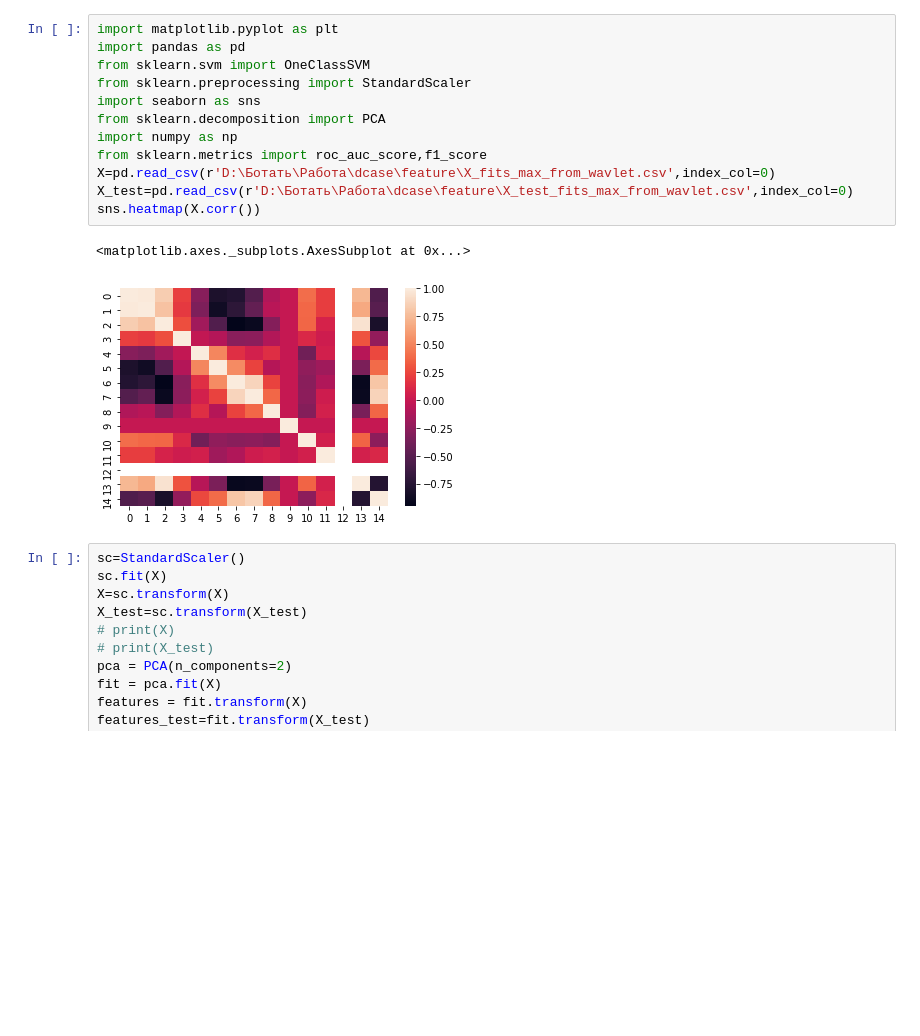
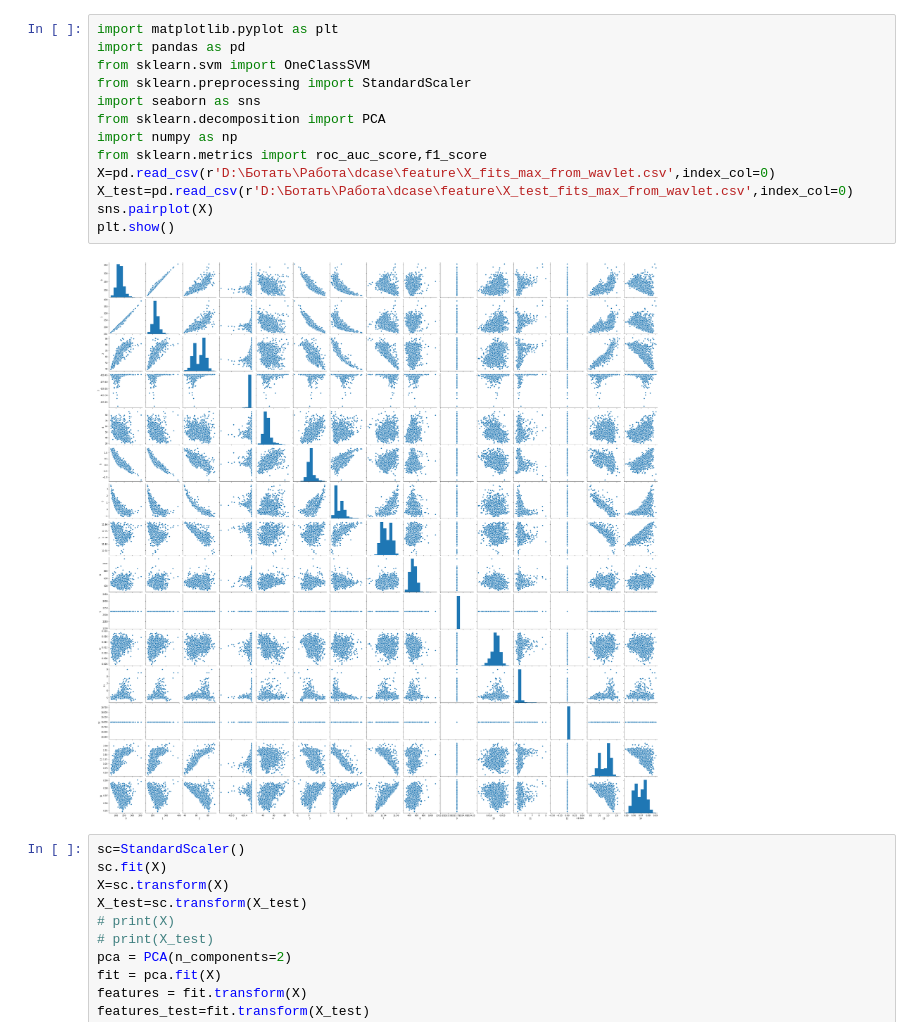
Before and after one commit to Chelovek760/dcase, a Jupyter notebook: dbscan.ipynb, the cells around one changed output. Saved outputs shown, nothing was run; the diff lists cells and outputs as text; blank space fills up the shorter version.

```diff
--- a/dbscan.ipynb
+++ b/dbscan.ipynb
@@ -1,18 +1,18 @@
 # %%
 import matplotlib.pyplot as plt
 import pandas as pd
 from sklearn.svm import OneClassSVM
 from sklearn.preprocessing import StandardScaler
 import seaborn as sns
 from sklearn.decomposition import PCA
 import numpy as np
 from sklearn.metrics import roc_auc_score,f1_score
 X=pd.read_csv(r'D:\Ботать\Работа\dcase\feature\X_fits_max_from_wavlet.csv',index_col=0)
 X_test=pd.read_csv(r'D:\Ботать\Работа\dcase\feature\X_test_fits_max_from_wavlet.csv',index_col=0)
-sns.heatmap(X.corr())
+sns.pairplot(X)
+plt.show()
 # %% [output]
-<matplotlib.axes._subplots.AxesSubplot at 0x...>
-[figure, old version]
+[figure, new version]
 # %%
 sc=StandardScaler()
 sc.fit(X)
```
Also changed, not shown: 6 other files.
